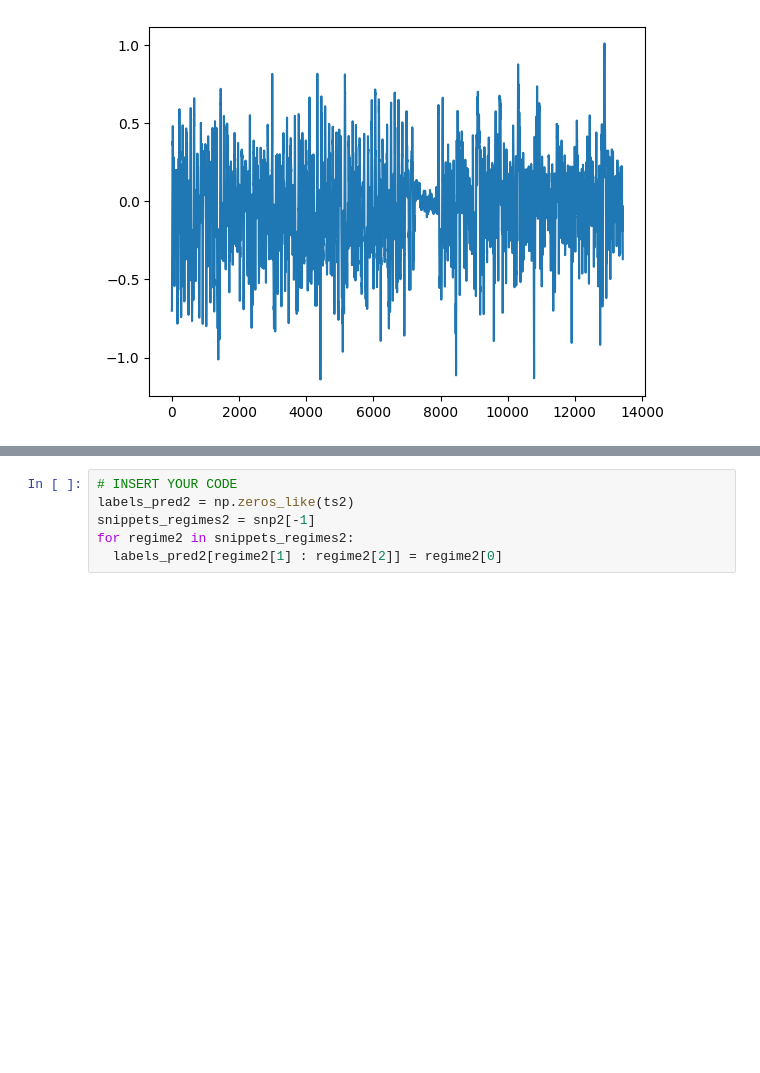
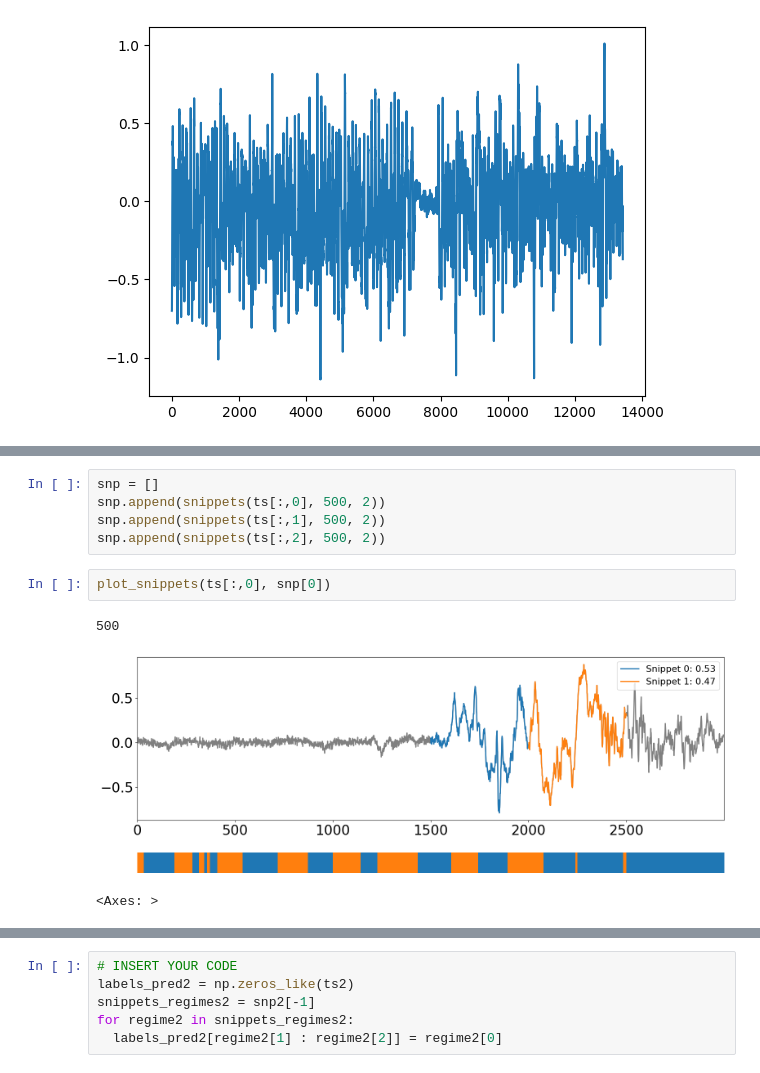
Before and after one commit to sirmi1/2023-Sysoeva-TimeSeriesCourse, a Jupyter notebook: practice/05 Snippets/05 Snippets.ipynb, the cells around one changed output, grey strips where cells are left out. Saved outputs shown, nothing was run; the diff lists cells and outputs as text; blank space fills up the shorter version.

```diff
--- a/practice/05 Snippets/05 Snippets.ipynb
+++ b/practice/05 Snippets/05 Snippets.ipynb
@@ -214,0 +267,11 @@ plot_snippets(ts3, snp3)
+# %%
+snp = []
+snp.append(snippets(ts[:,0], 500, 2))
+snp.append(snippets(ts[:,1], 500, 2))
+snp.append(snippets(ts[:,2], 500, 2))
+# %%
+plot_snippets(ts[:,0], snp[0])
+# %% [output]
+500
+[figure, added]
+<Axes: >
```
Also changed, not shown: parts of 19 cells of this notebook, 5 other files.
